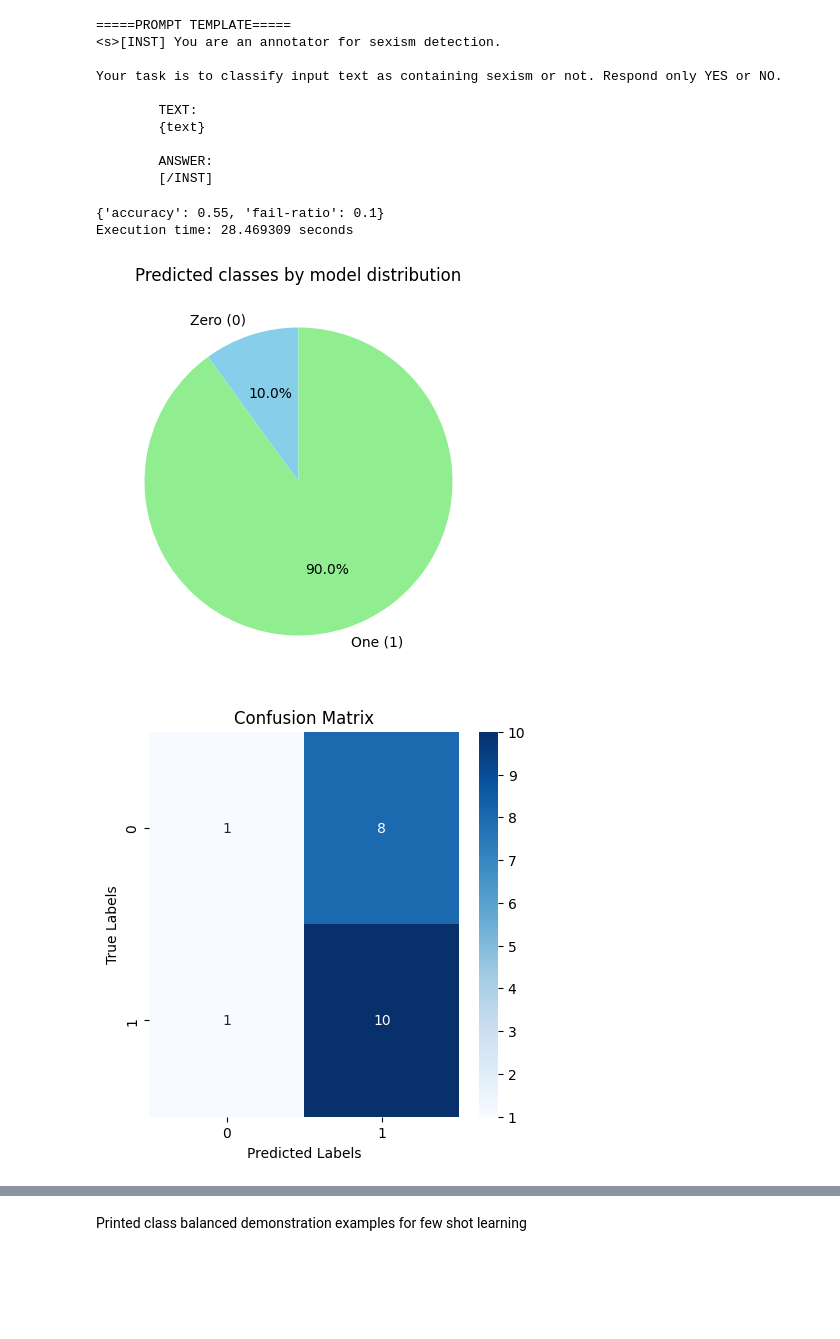
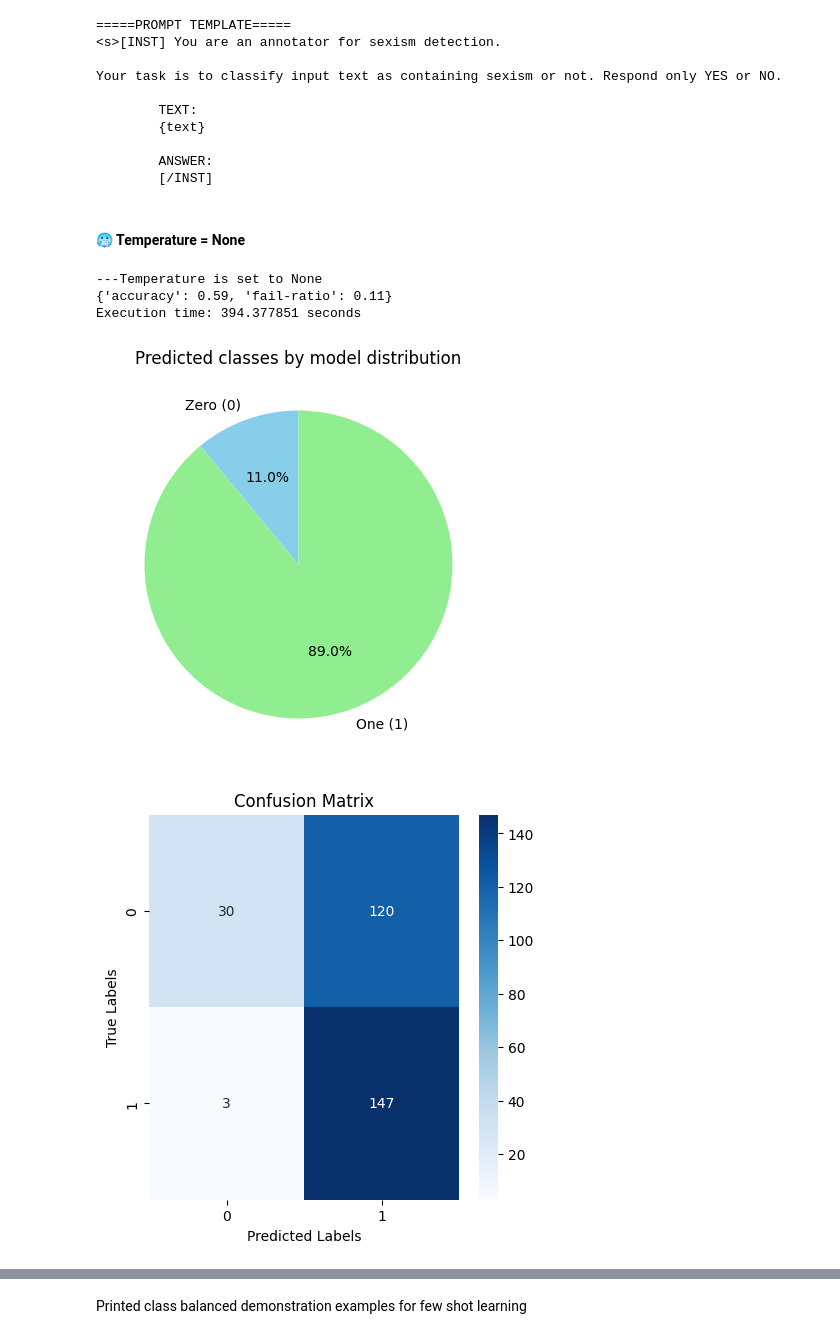
Before and after one commit to SangioAI/NLP_Assignments, a Jupyter notebook: assignment2.ipynb, the cells around one changed output, grey strips where cells are left out. Drawn from its saved outputs; the diff is of its cells as text; code cells hidden in the pictures; blank space fills up the shorter version.

```diff
--- a/assignment2.ipynb
+++ b/assignment2.ipynb
@@ -359,43 +395,11 @@ def process_response(response):
 # %%
-def compute_metrics(processed_responses, y_true):
-    """
-    This function takes predicted and ground-truth labels and computes metrics.
-    In particular, it computes accuracy and fail-ratio metrics.
-    This function internally invokes `process_response` to process the responses.
-
-    Inputs:
-      responses: list of generated LLM responses (strings)
-      y_true: list or numpy array of ground-truth binary labels (0 or 1)
-
-    Outputs:
-      dictionary containing desired metrics: accuracy and fail-ratio
-    """
-
-    # Convert processed responses to numpy arrays for easy comparison
-    processed_responses = np.array(processed_responses)
-    y_true = np.array(y_true)
-
-    # Calculate accuracy: Percentage of correct predictions
-    correct_predictions = np.sum(processed_responses == y_true)
-    total_predictions = len(processed_responses)
-    accuracy = correct_predictions / total_predictions
-
-    # Calculate fail-ratio: The ratio of failed responses (responses that do not answer in YES/NO)
-    failed_responses = np.sum(processed_responses == 0)  # Consider 0 as failure for a "NO" answer
-    fail_ratio = failed_responses / total_predictions
-
-    return {
-        "accuracy": accuracy,
-        "fail-ratio": fail_ratio
-    }
-
 def inference_pipeline(texts, true_labels, prompt, tokenizer, model, generation_config, demonstrations = None, print_execution_time=True, print_metrics = True,  **kwargs):
     start_time = time.time()  # Record the start time
     # Prepare prompts
     prepared_prompts = prepare_prompts(texts, prompt, tokenizer, demonstrations, **kwargs)
 
     # Run inference
-    generated_responses = generate_responses(model, prepared_prompts, tokenizer, generation_config)
+    generated_responses = generate_responses(model, prepared_prompts, tokenizer, generation_config, **kwargs)
 
     # Process the generated responses
     processed_responses = [process_response(response) for response in generated_responses]
@@ -505,14 +512,23 @@ generation_config.eos_token_id = tokenizer.eos_token_id
 generation_config.pad_token_id = tokenizer.eos_token_id
 generation_config.temperature = None
 generation_config.num_return_sequences = 1
+# %% [markdown]
+#### 🥶 Temperature = None
 # %%
-processed_responses, _  = inference_pipeline(list(data[text])[:20], list(data[label])[:20], prompt_zero_shot, tokenizer, model, generation_config)
+processed_responses, _  = inference_pipeline(list(data[text]),
+                                             list(data[label]),
+                                             prompt_zero_shot,
+                                             tokenizer,
+                                             model,
+                                             generation_config)
+predicted_labels_list_mistral.append(processed_responses)
 # %% [output]
-{'accuracy': 0.55, 'fail-ratio': 0.1}
-Execution time: 28.469309 seconds
+---Temperature is set to None
+{'accuracy': 0.59, 'fail-ratio': 0.11}
+Execution time: 394.377851 seconds
 # %%
 plot_predicted_classes_distribution(processed_responses)
-get_confusion_matrix(list(data[label])[:20],processed_responses)
+get_confusion_matrix(list(data[label]),processed_responses)
 # %% [output]
-[figure, old version]
+[figure, new version]
-[figure, old version]
+[figure, new version]
```
Also changed, not shown: parts of 33 cells of this notebook.
